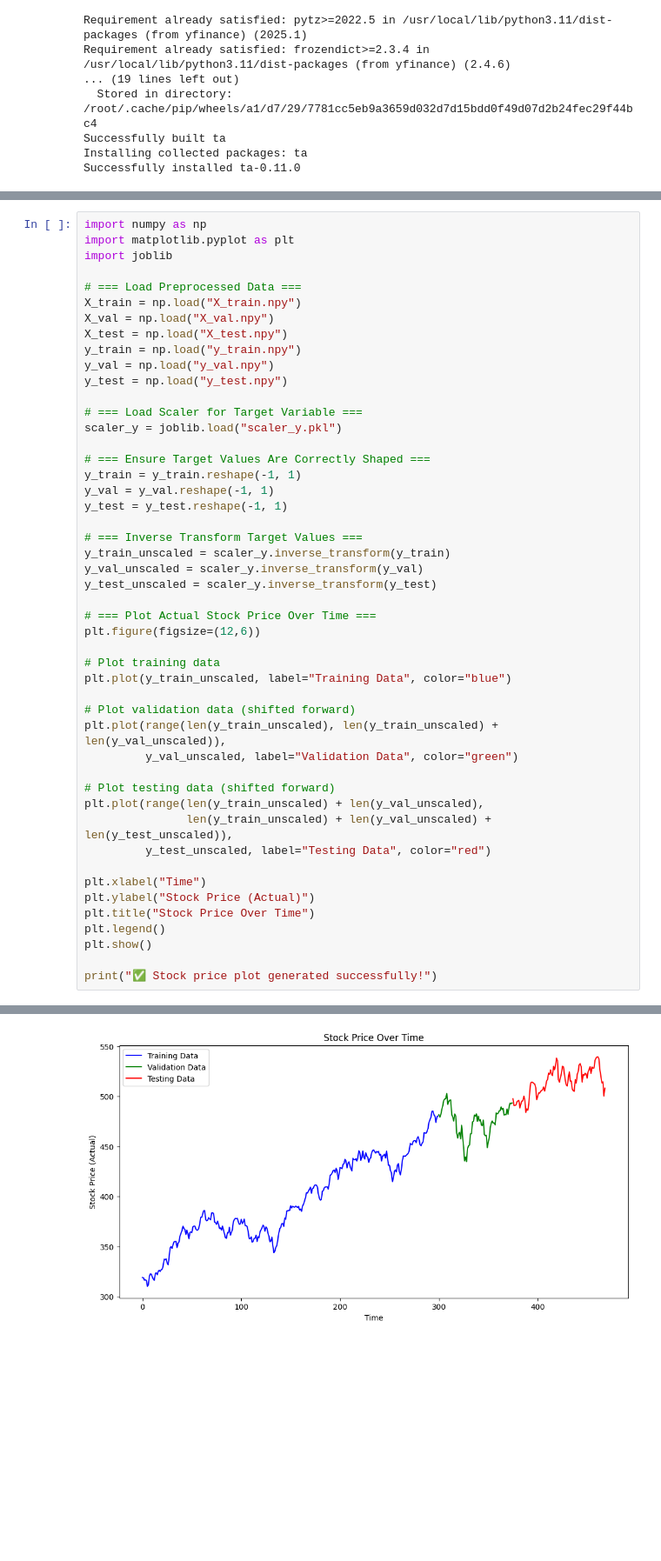
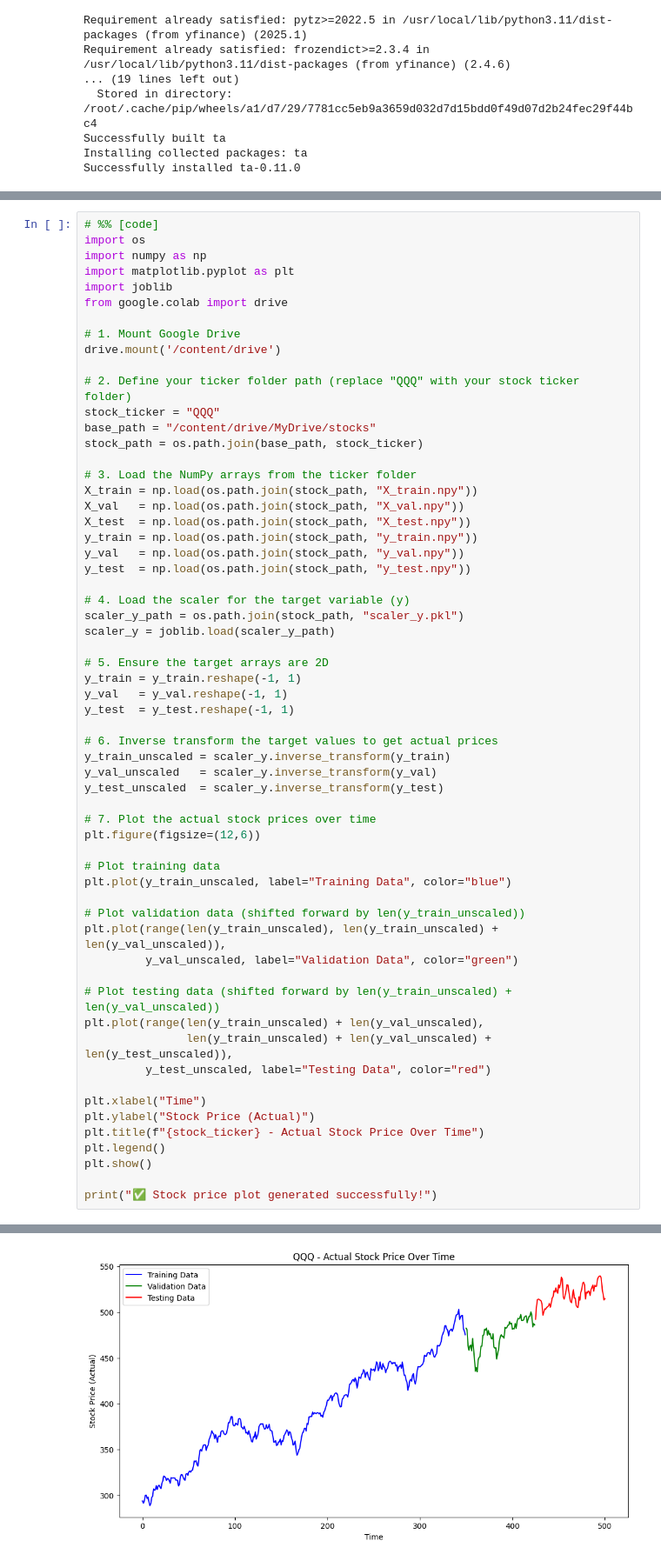
Before and after one commit to NathanDietrich/Artificial-Intelligence-and-Machine-Learning-portfolio, a Jupyter notebook: DataCollectionFixed.ipynb, the cells around one changed output, grey strips where cells are left out. Shown at 87% size. Saved outputs shown, nothing was run; the diff lists cells and outputs as text; blank space fills up the shorter version.

Commit message:
Finnally actually working and its mounted in drive

```diff
--- a/DataCollectionFixed.ipynb
+++ b/DataCollectionFixed.ipynb
@@ -423,47 +741,59 @@ y_test: Min=0.7781806590429137, Max=1.0
 # %%
+# %% [code]
+import os
 import numpy as np
 import matplotlib.pyplot as plt
 import joblib
+from google.colab import drive
 
-# === Load Preprocessed Data ===
-X_train = np.load("X_train.npy")
-X_val = np.load("X_val.npy")
-X_test = np.load("X_test.npy")
-y_train = np.load("y_train.npy")
-y_val = np.load("y_val.npy")
-y_test = np.load("y_test.npy")
+# 1. Mount Google Drive
+drive.mount('/content/drive')
 
-# === Load Scaler for Target Variable ===
-scaler_y = joblib.load("scaler_y.pkl")
+# 2. Define your ticker folder path (replace "QQQ" with your stock ticker folder)
+stock_ticker = "QQQ"
+base_path = "/content/drive/MyDrive/stocks"
+stock_path = os.path.join(base_path, stock_ticker)
 
-# === Ensure Target Values Are Correctly Shaped ===
+# 3. Load the NumPy arrays from the ticker folder
+X_train = np.load(os.path.join(stock_path, "X_train.npy"))
+X_val   = np.load(os.path.join(stock_path, "X_val.npy"))
+X_test  = np.load(os.path.join(stock_path, "X_test.npy"))
+y_train = np.load(os.path.join(stock_path, "y_train.npy"))
+y_val   = np.load(os.path.join(stock_path, "y_val.npy"))
+y_test  = np.load(os.path.join(stock_path, "y_test.npy"))
+
+# 4. Load the scaler for the target variable (y)
+scaler_y_path = os.path.join(stock_path, "scaler_y.pkl")
+scaler_y = joblib.load(scaler_y_path)
+
+# 5. Ensure the target arrays are 2D
 y_train = y_train.reshape(-1, 1)
-y_val = y_val.reshape(-1, 1)
-y_test = y_test.reshape(-1, 1)
+y_val   = y_val.reshape(-1, 1)
+y_test  = y_test.reshape(-1, 1)
 
-# === Inverse Transform Target Values ===
+# 6. Inverse transform the target values to get actual prices
 y_train_unscaled = scaler_y.inverse_transform(y_train)
-y_val_unscaled = scaler_y.inverse_transform(y_val)
-y_test_unscaled = scaler_y.inverse_transform(y_test)
+y_val_unscaled   = scaler_y.inverse_transform(y_val)
+y_test_unscaled  = scaler_y.inverse_transform(y_test)
 
-# === Plot Actual Stock Price Over Time ===
+# 7. Plot the actual stock prices over time
 plt.figure(figsize=(12,6))
 
 # Plot training data
 plt.plot(y_train_unscaled, label="Training Data", color="blue")
 
-# Plot validation data (shifted forward)
+# Plot validation data (shifted forward by len(y_train_unscaled))
 plt.plot(range(len(y_train_unscaled), len(y_train_unscaled) + len(y_val_unscaled)),
          y_val_unscaled, label="Validation Data", color="green")
 
-# Plot testing data (shifted forward)
+# Plot testing data (shifted forward by len(y_train_unscaled) + len(y_val_unscaled))
 plt.plot(range(len(y_train_unscaled) + len(y_val_unscaled),
                len(y_train_unscaled) + len(y_val_unscaled) + len(y_test_unscaled)),
          y_test_unscaled, label="Testing Data", color="red")
 
 plt.xlabel("Time")
 plt.ylabel("Stock Price (Actual)")
-plt.title("Stock Price Over Time")
+plt.title(f"{stock_ticker} - Actual Stock Price Over Time")
 plt.legend()
 plt.show()
 
@@ -472 +803 @@ print("✅ Stock price plot generated successfully!")
-[figure, old version]
+[figure, new version]
```
Also changed, not shown: parts of 7 cells of this notebook.
